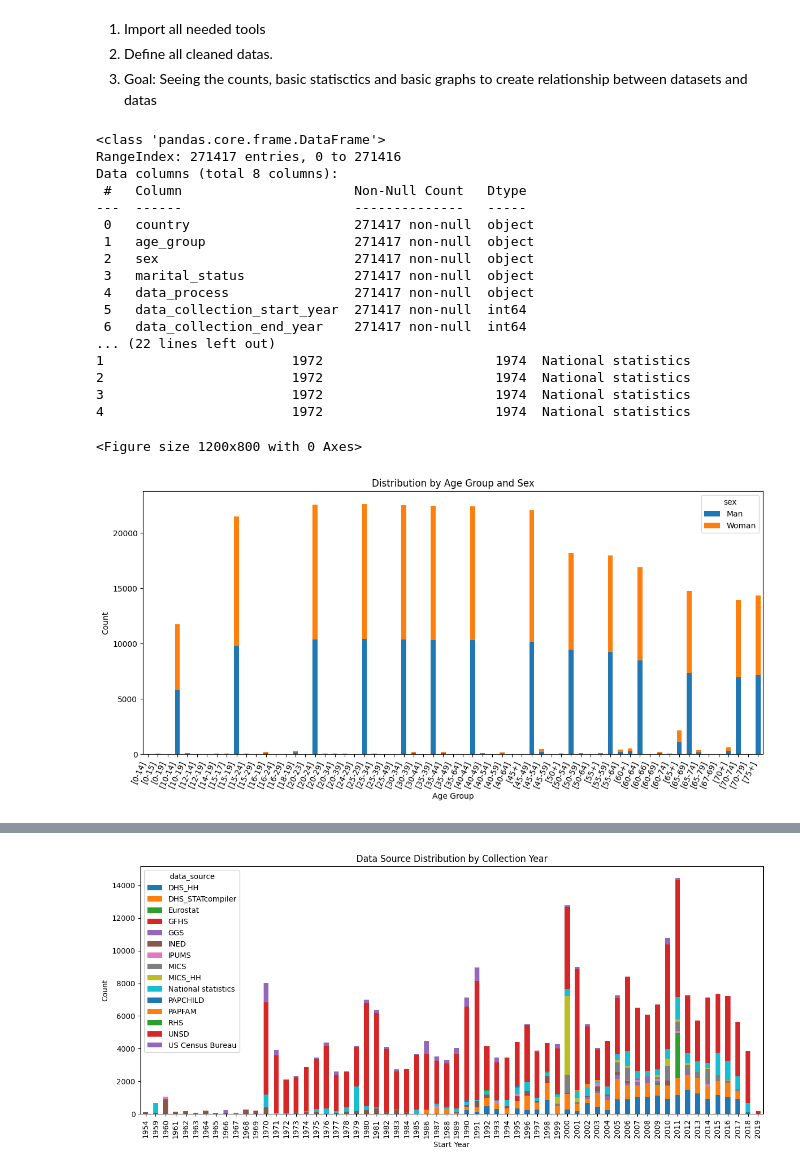
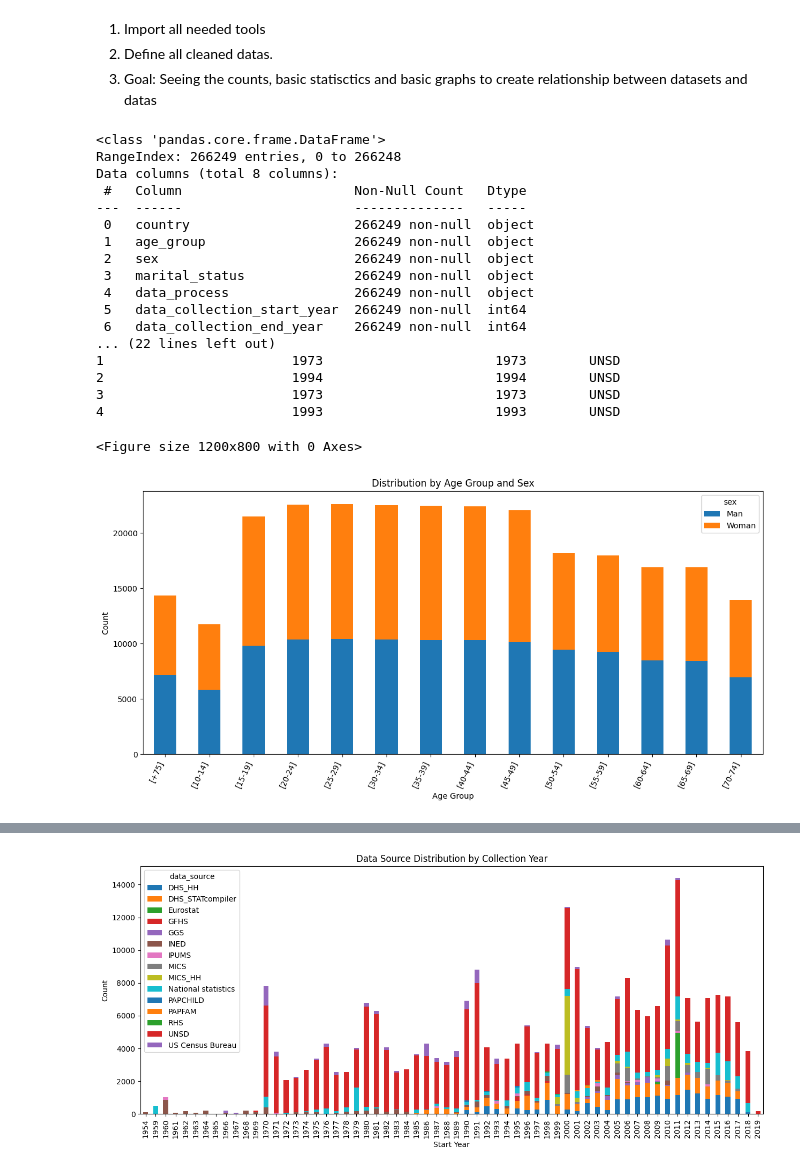
Before and after one commit to YkslB/marriage_statistics, a Jupyter notebook: notebooks/EDAs.ipynb, the cells around one changed output, grey strips where cells are left out. Drawn from its saved outputs; the diff is of its cells as text; code cells hidden in the pictures.

```diff
--- a/notebooks/EDAs.ipynb
+++ b/notebooks/EDAs.ipynb
@@ -10,49 +10,54 @@ import numpy as np
 from sqlalchemy import create_engine, types
 from sqlalchemy import text
 # %%
-c_1 = pd.read_csv('../data/Cleaned/cleaned_world_marriage.csv')
-c_2 = pd.read_csv('../data/Cleaned/cleaned_age_at_marriage_women.csv')
-c_3 = pd.read_csv('../data/Cleaned/cleaned_marriage-rate-per-1000-inhabitants.csv')
-c_4 = pd.read_csv('../data/Cleaned/cleaned_marriage-rates-in-1990-vs-2020.csv')
-c_5 = pd.read_csv('../data/Cleaned/cleaned_share-of-births-outside-marriage.csv')
-c_6 = pd.read_csv('../data/Cleaned/cleaned_share-of-men-in-england-and-wales-who-have-ever-married-by-age.csv')
-c_7 = pd.read_csv('../data/Cleaned/cleaned_share-of-single-parent-households.csv')
-c_8 = pd.read_csv('../data/Cleaned/cleaned_share-of-women-in-england-and-wales-who-have-ever-married-by-age.csv')
-c_9 = pd.read_csv('../data/Cleaned/cleaned_unpopulation_dataportal.csv')
-c_10 = pd.read_csv('../data/processed/countries.csv',  header=5, low_memory=False)
+s_1 = pd.read_csv('../data/Staging/staging_world_marriage.csv')
+c_2 = pd.read_csv('../data/Cleaned/cleaned_countries_1970_2025_un.csv')
+c_3 = pd.read_csv('../data/Cleaned/cleaned_marital_status_by_age_un.csv')
+c_4 = pd.read_csv('../data/Cleaned/cleaned_fertility_indicators_un.csv')
+c_5 = pd.read_csv('../data/Cleaned/cleaned_ever_married_un.csv')
+c_6 = pd.read_csv('../data/Cleaned/cleaned_currently_married_un.csv')
+c_7 = pd.read_csv('../data/Cleaned/cleaned_regions_un.csv')
+c_8 = pd.read_csv('../data/Cleaned/cleaned_unpopulation_dataportal.csv')
+c_9 = pd.read_csv('../data/Cleaned/cleaned_age_at_marriage_women.csv')
+c_10 = pd.read_csv('../data/Cleaned/cleaned_marriage-rate-per-1000-inhabitants.csv')
+c_11 = pd.read_csv('../data/Cleaned/cleaned_marriage-rates-in-1990-vs-2020.csv')
+c_12 = pd.read_csv('../data/Cleaned/cleaned_share-of-births-outside-marriage.csv')
+c_13 = pd.read_csv('../data/Cleaned/cleaned_share-of-men-in-england-and-wales-who-have-ever-married-by-age.csv')
+c_14 = pd.read_csv('../data/Cleaned/cleaned_share-of-women-in-england-and-wales-who-have-ever-married-by-age.csv')
+c_15 = pd.read_csv('../data/Cleaned/cleaned_share-of-single-parent-households.csv')
 # %%
-print(c_1.info())
-print(c_1.describe())
-print(c_1.head())
+print(s_1.info())
+print(s_1.describe())
+print(s_1.head())
 # %% [output]
 <class 'pandas.core.frame.DataFrame'>
-RangeIndex: 271417 entries, 0 to 271416
+RangeIndex: 266249 entries, 0 to 266248
 Data columns (total 8 columns):
  #   Column                      Non-Null Count   Dtype
 ---  ------                      --------------   -----
- 0   country                     271417 non-null  object
- 1   age_group                   271417 non-null  object
- 2   sex                         271417 non-null  object
- 3   marital_status              271417 non-null  object
- 4   data_process                271417 non-null  object
- 5   data_collection_start_year  271417 non-null  int64
- 6   data_collection_end_year    271417 non-null  int64
+ 0   country                     266249 non-null  object
+ 1   age_group                   266249 non-null  object
+ 2   sex                         266249 non-null  object
+ 3   marital_status              266249 non-null  object
+ 4   data_process                266249 non-null  object
+ 5   data_collection_start_year  266249 non-null  int64
+ 6   data_collection_end_year    266249 non-null  int64
 ... (22 lines left out)
-1                        1972                      1974  National statistics
-2                        1972                      1974  National statistics
-3                        1972                      1974  National statistics
-4                        1972                      1974  National statistics
+1                        1973                      1973        UNSD
+2                        1994                      1994        UNSD
+3                        1973                      1973        UNSD
+4                        1993                      1993        UNSD
 # %%
 plt.figure(figsize=(12,8))
-age_sex_counts = c_1.groupby(['age_group', 'sex']).size().unstack()
+age_sex_counts = s_1.groupby(['age_group', 'sex']).size().unstack()
 age_sex_counts.plot(kind='bar', stacked=True, figsize=(12,6))
 plt.title('Distribution by Age Group and Sex')
 plt.xlabel('Age Group')
 plt.ylabel('Count')
 plt.xticks(rotation=65, ha='right')
 plt.tight_layout()
 plt.show()
 # %% [output]
 <Figure size 1200x800 with 0 Axes>
-[figure, old version]
+[figure, new version]
 # %%
```
Also changed, not shown: parts of 10 cells of this notebook, 3 other files.
